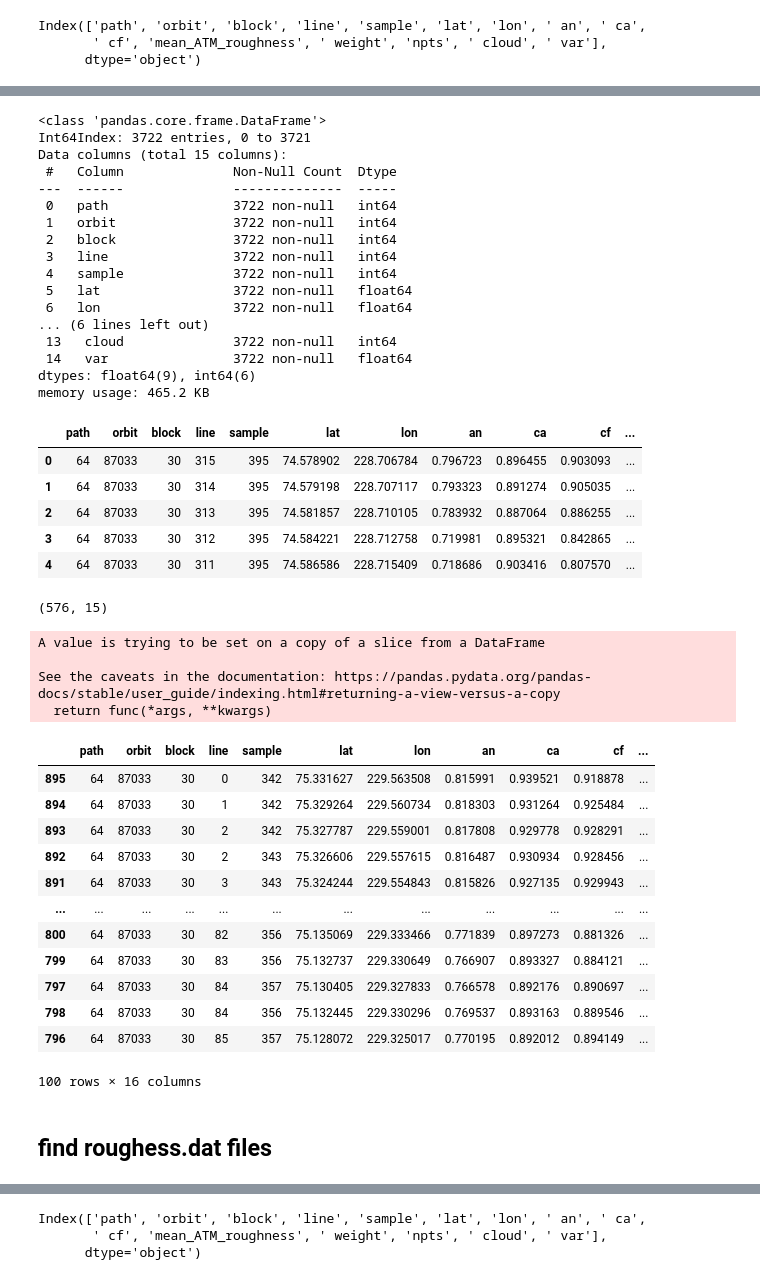
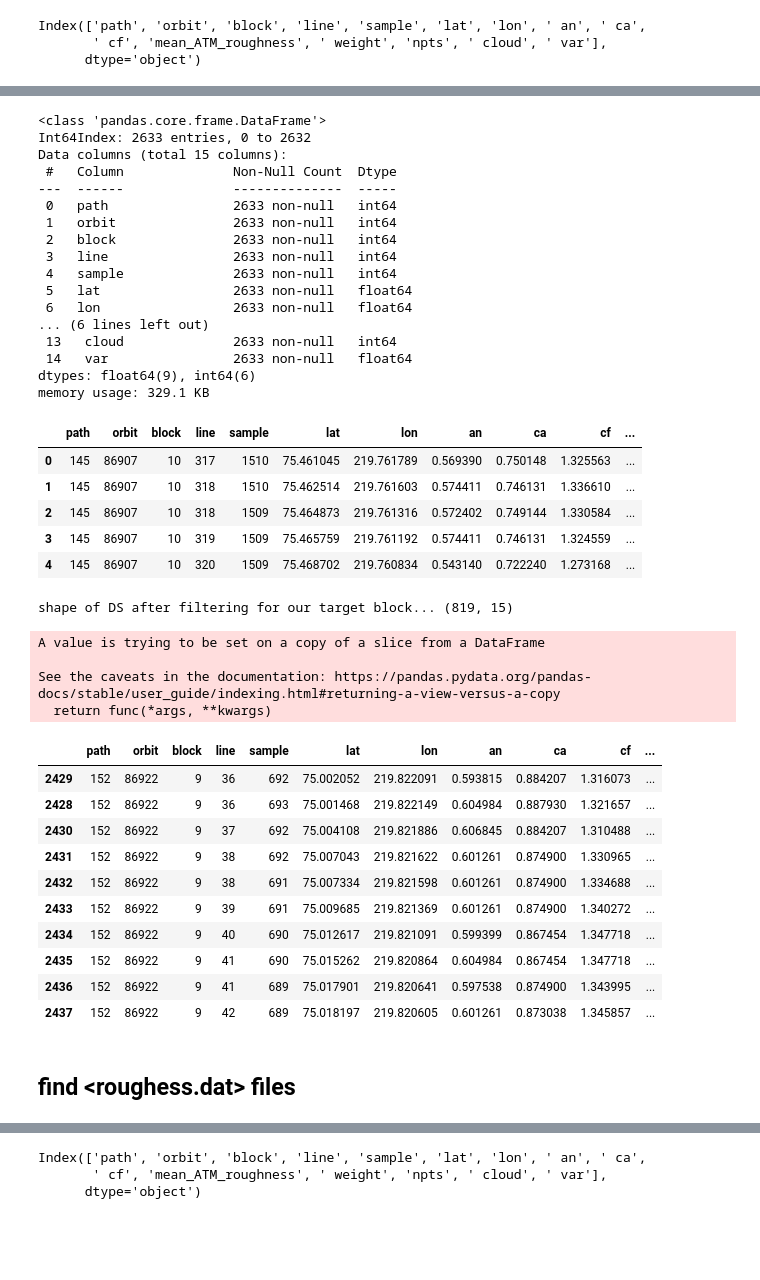
Before and after one commit to misrrepo/MISR-SeaIceRoughness, a Jupyter notebook: post_processing/3_transect_statistics.ipynb, the cells around one changed output, grey strips where cells are left out. Cells and saved outputs as stored; diff of their text form; code cells hidden in the pictures; blank space fills up the shorter version.

```diff
--- a/post_processing/3_transect_statistics.ipynb
+++ b/post_processing/3_transect_statistics.ipynb
@@ -19,12 +22,15 @@ True
 # path to training dataset
 
 # trainingDS_dir = "/Users/ehsanmos/Documents/RnD/MISR_lab/ML_research/training_dataset"
+
 trainingDS_dir = "/Volumes/SEAGATE/april_2016/"
 # trainingDS_dir = "/Volumes/SEAGATE/july_2016/"
 
 
-trainingDS_csv = "outSample_lon226_230_atmmodel_april_2016.csv"
-# trainingDS_csv = "outSample_lon201_202_atmmodel_july_2016_1to16.csv"
+trainingDS_csv = "valDS_lon215_220_lat75_77_atmmodel_april_2016.csv"
+# trainingDS_csv = "valDS_lon215_220_lat75_77_atmmodel_july_2016.csv"
+
+
 old_trainig_ds = 'off'
 
 
@@ -83,9 +87,10 @@ Name: block, dtype: int64
 # select POB to extract
 # note: we selected an arbiterary POB as following
 # Arbitrary POB
-selected_path = 64
-selected_orbit = 87033
-selected_block = 30
+
+selected_path = 152
+selected_orbit = 86922
+selected_block = 9
 # %%
 if (old_trainig_ds == 'on'):
     # rename columns
@@ -155,31 +159,31 @@ atm_transect_small = atm_transect_small.astype({'path':int, 'orbit':int, 'block'
 atm_transect_small.info()
 # %% [output]
 <class 'pandas.core.frame.DataFrame'>
-Int64Index: 3722 entries, 0 to 3721
+Int64Index: 2633 entries, 0 to 2632
 Data columns (total 15 columns):
  #   Column              Non-Null Count  Dtype
 ---  ------              --------------  -----
- 0   path                3722 non-null   int64
- 1   orbit               3722 non-null   int64
- 2   block               3722 non-null   int64
- 3   line                3722 non-null   int64
- 4   sample              3722 non-null   int64
- 5   lat                 3722 non-null   float64
- 6   lon                 3722 non-null   float64
+ 0   path                2633 non-null   int64
+ 1   orbit               2633 non-null   int64
+ 2   block               2633 non-null   int64
+ 3   line                2633 non-null   int64
+ 4   sample              2633 non-null   int64
+ 5   lat                 2633 non-null   float64
+ 6   lon                 2633 non-null   float64
 ... (6 lines left out)
- 13   cloud              3722 non-null   int64
- 14   var                3722 non-null   float64
+ 13   cloud              2633 non-null   int64
+ 14   var                2633 non-null   float64
 dtypes: float64(9), int64(6)
-memory usage: 465.2 KB
+memory usage: 329.1 KB
 # %%
 atm_transect_small.head()
 # %% [output]
 |  | path | orbit | block | line | sample | lat | lon | an | ca | cf | ... |
-| 0 | 64 | 87033 | 30 | 315 | 395 | 74.578902 | 228.706784 | 0.796723 | 0.896455 | 0.903093 | ... |
-| 1 | 64 | 87033 | 30 | 314 | 395 | 74.579198 | 228.707117 | 0.793323 | 0.891274 | 0.905035 | ... |
-| 2 | 64 | 87033 | 30 | 313 | 395 | 74.581857 | 228.710105 | 0.783932 | 0.887064 | 0.886255 | ... |
-| 3 | 64 | 87033 | 30 | 312 | 395 | 74.584221 | 228.712758 | 0.719981 | 0.895321 | 0.842865 | ... |
-| 4 | 64 | 87033 | 30 | 311 | 395 | 74.586586 | 228.715409 | 0.718686 | 0.903416 | 0.807570 | ... |
+| 0 | 145 | 86907 | 10 | 317 | 1510 | 75.461045 | 219.761789 | 0.569390 | 0.750148 | 1.325563 | ... |
+| 1 | 145 | 86907 | 10 | 318 | 1510 | 75.462514 | 219.761603 | 0.574411 | 0.746131 | 1.336610 | ... |
+| 2 | 145 | 86907 | 10 | 318 | 1509 | 75.464873 | 219.761316 | 0.572402 | 0.749144 | 1.330584 | ... |
+| 3 | 145 | 86907 | 10 | 319 | 1509 | 75.465759 | 219.761192 | 0.574411 | 0.746131 | 1.324559 | ... |
+| 4 | 145 | 86907 | 10 | 320 | 1509 | 75.468702 | 219.760834 | 0.543140 | 0.722240 | 1.273168 | ... |
 # %%
 # set filters to select a MISR block
 
@@ -188,36 +192,34 @@ orbit_filter = (atm_transect_small['orbit']==selected_orbit)
 block_filter = (atm_transect_small['block']==selected_block)
 
 atm_transect_small_filtered = atm_transect_small.loc[path_filter & orbit_filter & block_filter]
-atm_transect_small_filtered.shape
+print('shape of DS after filtering for our target block... (%s, %s)' %atm_transect_small_filtered.shape)
 # %% [output]
-(576, 15)
+shape of DS after filtering for our target block... (819, 15)
 # %%
 # sort by column ("line")
 
 atm_transect_small_filtered.sort_values(by='line', axis=0, inplace=True) # axis=0 == column names
-atm_transect_small_filtered.head(100)
+atm_transect_small_filtered.head(10)
 # %% [output]
 A value is trying to be set on a copy of a slice from a DataFrame
 
 See the caveats in the documentation: https://pandas.pydata.org/pandas-docs/stable/user_guide/indexing.html#returning-a-view-versus-a-copy
   return func(*args, **kwargs)
 |  | path | orbit | block | line | sample | lat | lon | an | ca | cf | ... |
-| 895 | 64 | 87033 | 30 | 0 | 342 | 75.331627 | 229.563508 | 0.815991 | 0.939521 | 0.918878 | ... |
-| 894 | 64 | 87033 | 30 | 1 | 342 | 75.329264 | 229.560734 | 0.818303 | 0.931264 | 0.925484 | ... |
-| 893 | 64 | 87033 | 30 | 2 | 342 | 75.327787 | 229.559001 | 0.817808 | 0.929778 | 0.928291 | ... |
-| 892 | 64 | 87033 | 30 | 2 | 343 | 75.326606 | 229.557615 | 0.816487 | 0.930934 | 0.928456 | ... |
-| 891 | 64 | 87033 | 30 | 3 | 343 | 75.324244 | 229.554843 | 0.815826 | 0.927135 | 0.929943 | ... |
-| ... | ... | ... | ... | ... | ... | ... | ... | ... | ... | ... | ... |
-| 800 | 64 | 87033 | 30 | 82 | 356 | 75.135069 | 229.333466 | 0.771839 | 0.897273 | 0.881326 | ... |
-| 799 | 64 | 87033 | 30 | 83 | 356 | 75.132737 | 229.330649 | 0.766907 | 0.893327 | 0.884121 | ... |
-| 797 | 64 | 87033 | 30 | 84 | 357 | 75.130405 | 229.327833 | 0.766578 | 0.892176 | 0.890697 | ... |
-| 798 | 64 | 87033 | 30 | 84 | 356 | 75.132445 | 229.330296 | 0.769537 | 0.893163 | 0.889546 | ... |
-| 796 | 64 | 87033 | 30 | 85 | 357 | 75.128072 | 229.325017 | 0.770195 | 0.892012 | 0.894149 | ... |
+| 2429 | 152 | 86922 | 9 | 36 | 692 | 75.002052 | 219.822091 | 0.593815 | 0.884207 | 1.316073 | ... |
+| 2428 | 152 | 86922 | 9 | 36 | 693 | 75.001468 | 219.822149 | 0.604984 | 0.887930 | 1.321657 | ... |
+| 2430 | 152 | 86922 | 9 | 37 | 692 | 75.004108 | 219.821886 | 0.606845 | 0.884207 | 1.310488 | ... |
+| 2431 | 152 | 86922 | 9 | 38 | 692 | 75.007043 | 219.821622 | 0.601261 | 0.874900 | 1.330965 | ... |
+| 2432 | 152 | 86922 | 9 | 38 | 691 | 75.007334 | 219.821598 | 0.601261 | 0.874900 | 1.334688 | ... |
+| 2433 | 152 | 86922 | 9 | 39 | 691 | 75.009685 | 219.821369 | 0.601261 | 0.874900 | 1.340272 | ... |
+| 2434 | 152 | 86922 | 9 | 40 | 690 | 75.012617 | 219.821091 | 0.599399 | 0.867454 | 1.347718 | ... |
+| 2435 | 152 | 86922 | 9 | 41 | 690 | 75.015262 | 219.820864 | 0.604984 | 0.867454 | 1.347718 | ... |
+| 2436 | 152 | 86922 | 9 | 41 | 689 | 75.017901 | 219.820641 | 0.597538 | 0.874900 | 1.343995 | ... |
+| 2437 | 152 | 86922 | 9 | 42 | 689 | 75.018197 | 219.820605 | 0.601261 | 0.873038 | 1.345857 | ... |
-100 rows × 16 columns
 # %%
 # check for duplicates in rows of dataset
 # %% [markdown]
-## find roughess.dat files
+## find <roughess.dat> files
 # %%
 misr_roughness_in_pixel_list = []
 
```
Also changed, not shown: parts of 31 cells of this notebook, 2 other files.
